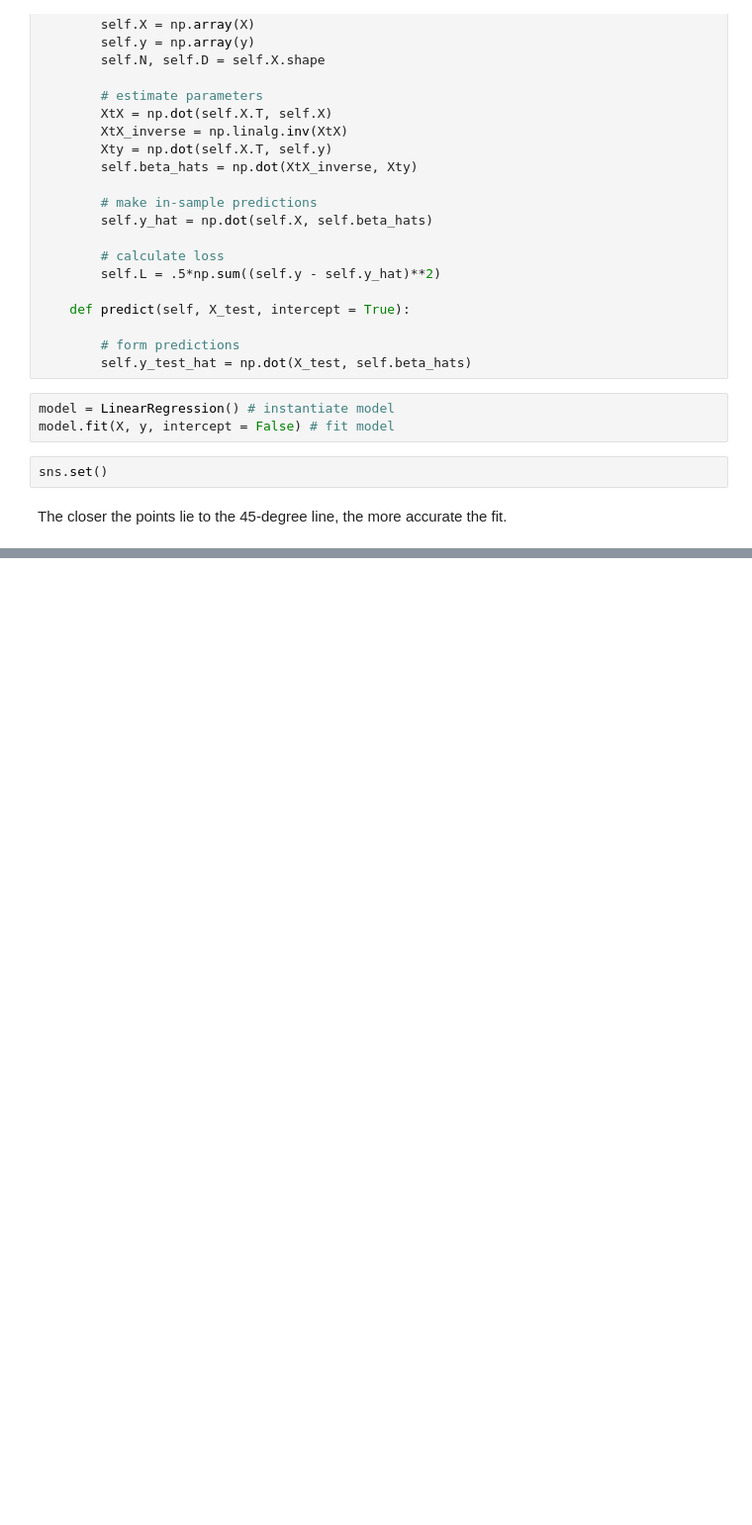
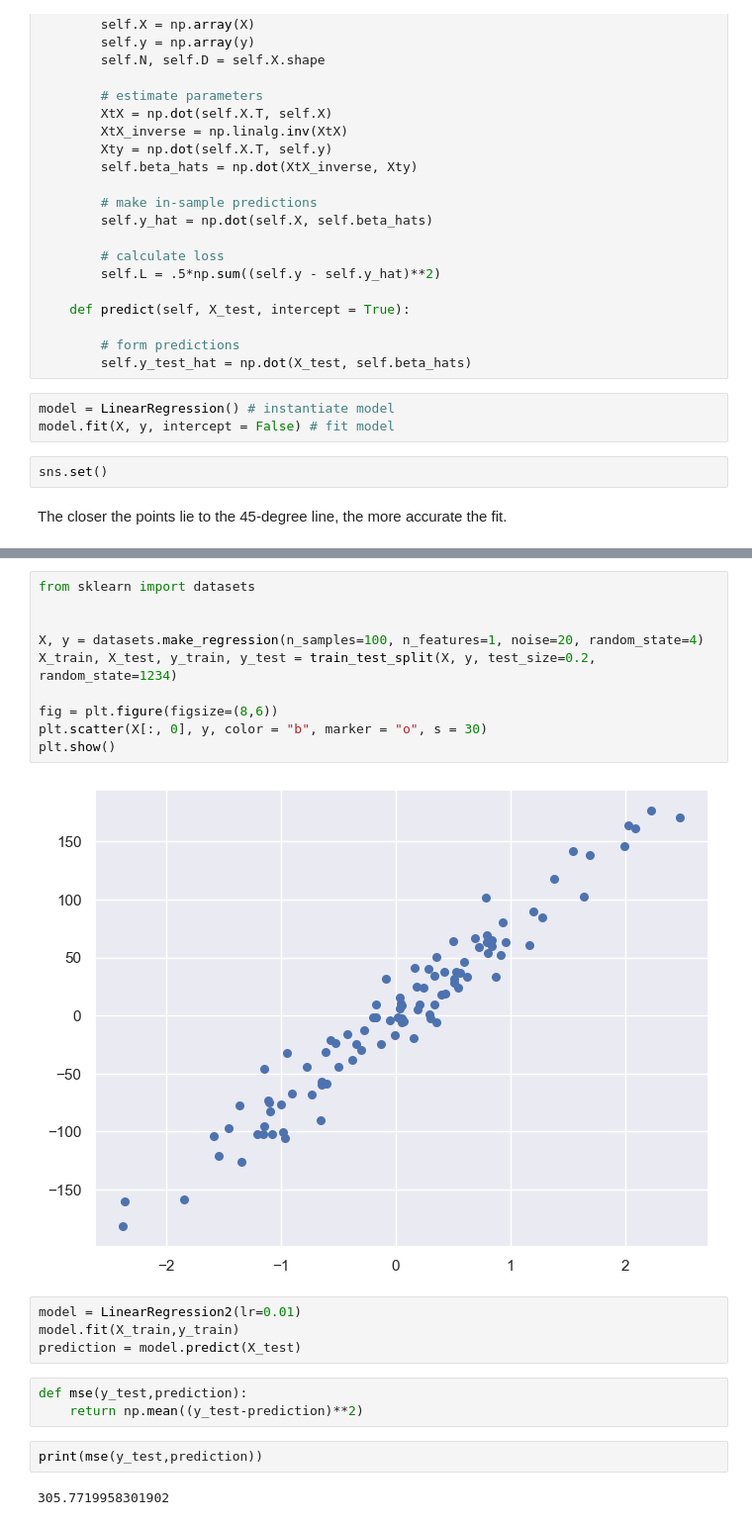
Before and after one commit to Larry122445/ML-DL, a Jupyter notebook: Algorithms_from_Scratch/LinearAlgorithms/LinearRegression.ipynb, the cells around one changed output, grey strips where cells are left out. Shown at 99% size. Drawn from its saved outputs; the diff is of its cells as text; blank space fills up the shorter version.

```diff
--- a/Algorithms_from_Scratch/LinearAlgorithms/LinearRegression.ipynb
+++ b/Algorithms_from_Scratch/LinearAlgorithms/LinearRegression.ipynb
@@ -73,0 +93,23 @@ plt.legend()
+# %%
+from sklearn import datasets
+
+
+X, y = datasets.make_regression(n_samples=100, n_features=1, noise=20, random_state=4)
+X_train, X_test, y_train, y_test = train_test_split(X, y, test_size=0.2, random_state=1234)
+
+fig = plt.figure(figsize=(8,6))
+plt.scatter(X[:, 0], y, color = "b", marker = "o", s = 30)
+plt.show()
+# %% [output]
+[figure, added]
+# %%
+model = LinearRegression2(lr=0.01)
+model.fit(X_train,y_train)
+prediction = model.predict(X_test)
+# %%
+def mse(y_test,prediction):
+    return np.mean((y_test-prediction)**2)
+# %%
+print(mse(y_test,prediction))
+# %% [output]
+305.7719958301902
```
Also changed, not shown: parts of 7 cells of this notebook, 2 other files.
